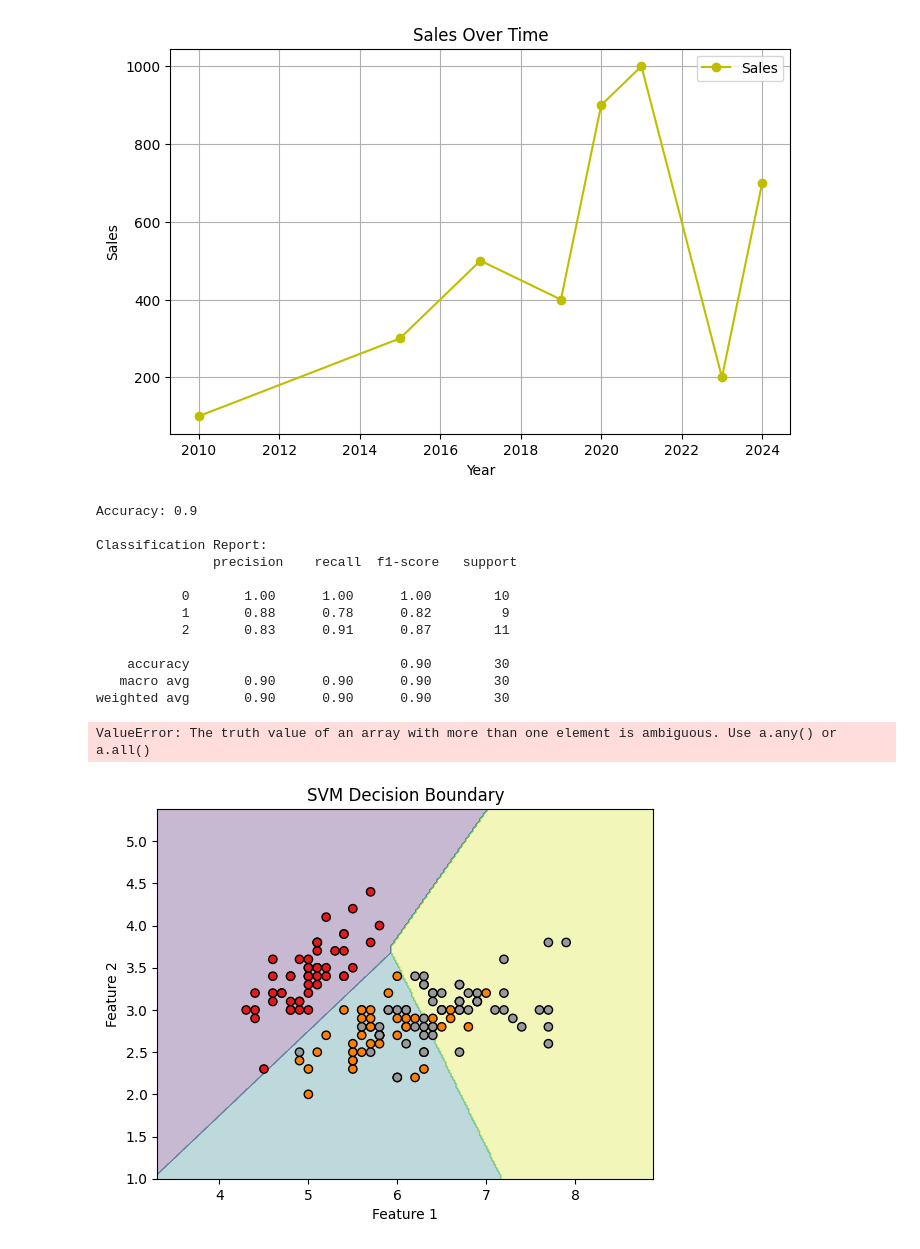
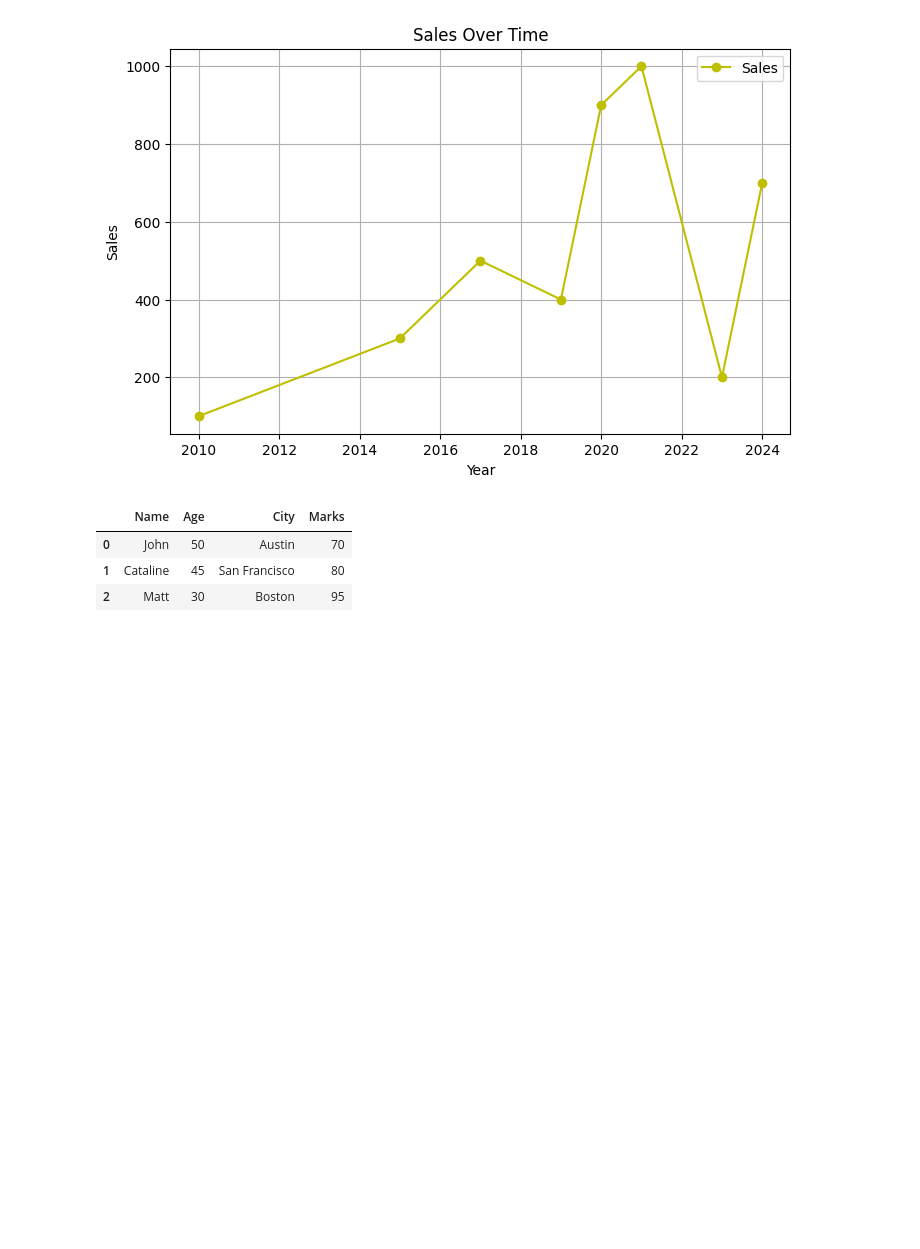
Before and after one commit to adityachodhry/python-Practice, a Jupyter notebook: Pandas/pandas_practices.ipynb, the cells around one changed output. Saved outputs shown, nothing was run; the diff lists cells and outputs as text; code cells hidden in the pictures; blank space fills up the shorter version.

```diff
--- a/Pandas/pandas_practices.ipynb
+++ b/Pandas/pandas_practices.ipynb
@@ -193,65 +193,17 @@ plt.show()
 # %% [output]
 [figure]
 # %%
-import numpy as np
 import pandas as pd
-import matplotlib.pyplot as plt
-from sklearn import datasets
-from sklearn.model_selection import train_test_split
-from sklearn.svm import SVC
-from sklearn.metrics import accuracy_score, classification_report, confusion_matrix
 
-# Load dataset (Iris dataset)
-iris = datasets.load_iris()
-X = iris.data[:, :2]  # Taking only first two features for visualization
-y = iris.target
+data = {'Name': ['John', 'Cataline', 'Matt'],
+        'Age': [50, 45, 30],
+        'City': ['Austin', 'San Francisco', 'Boston'],
+        'Marks' : [70, 80, 95]}
 
-# Split data into training & testing sets
-X_train, X_test, y_train, y_test = train_test_split(X, y, test_size=0.2, random_state=42)
-
-# Create and train the SVM model
-svm_model = SVC(kernel='linear', C=1.0)  # Linear kernel SVM
-svm_model.fit(X_train, y_train)
-
-# Predict on test data
-y_pred = svm_model.predict(X_test)
-
-# Evaluate the model
-print("Accuracy:", accuracy_score(y_test, y_pred))
-print("\nClassification Report:\n", classification_report(y_test, y_pred))
-
-# Plot decision boundary (only for 2D feature space)
-def plot_decision_boundary(X, y, model):
-    h = .02  # Step size in the mesh
-    x_min, x_max = X[:, 0].min() - 1, X[:, 0].max() + 1
-    y_min, y_max = X[:, 1].min() - 1, X[:, 1].max() + 1
-    xx, yy = np.meshgrid(np.arange(x_min, x_max, h), np.arange(y_min, y_max, h))
-
-    Z = model.predict(np.c_[xx.ravel(), yy.ravel()])
-    Z = Z.reshape(xx.shape)
-
-    plt.contourf(xx, yy, Z, alpha=0.3)
-    scatter = plt.scatter(X[:, 0], X[:, 1], c=y, edgecolors='k', cmap=plt.cm.Set1)
-    plt.xlabel("Feature 1")
-    plt.ylabel("Feature 2")
-    plt.title("SVM Decision Boundary")
-    plt.legend(handles=scatter.legend_elements()[0], labels=iris.target_names)
-    plt.show()
-
-# Plot the decision boundary
-plot_decision_boundary(X, y, svm_model)
+df = pd.DataFrame(data)
+df
 # %% [output]
-Accuracy: 0.9
-
-Classification Report:
-               precision    recall  f1-score   support
-
-           0       1.00      1.00      1.00        10
-           1       0.88      0.78      0.82         9
-           2       0.83      0.91      0.87        11
-
-    accuracy                           0.90        30
-   macro avg       0.90      0.90      0.90        30
-weighted avg       0.90      0.90      0.90        30
-ValueError: The truth value of an array with more than one element is ambiguous. Use a.any() or a.all()
-[figure, removed]
+|  | Name | Age | City | Marks |
+| 0 | John | 50 | Austin | 70 |
+| 1 | Cataline | 45 | San Francisco | 80 |
+| 2 | Matt | 30 | Boston | 95 |
```
Also changed, not shown: 1 other file.
